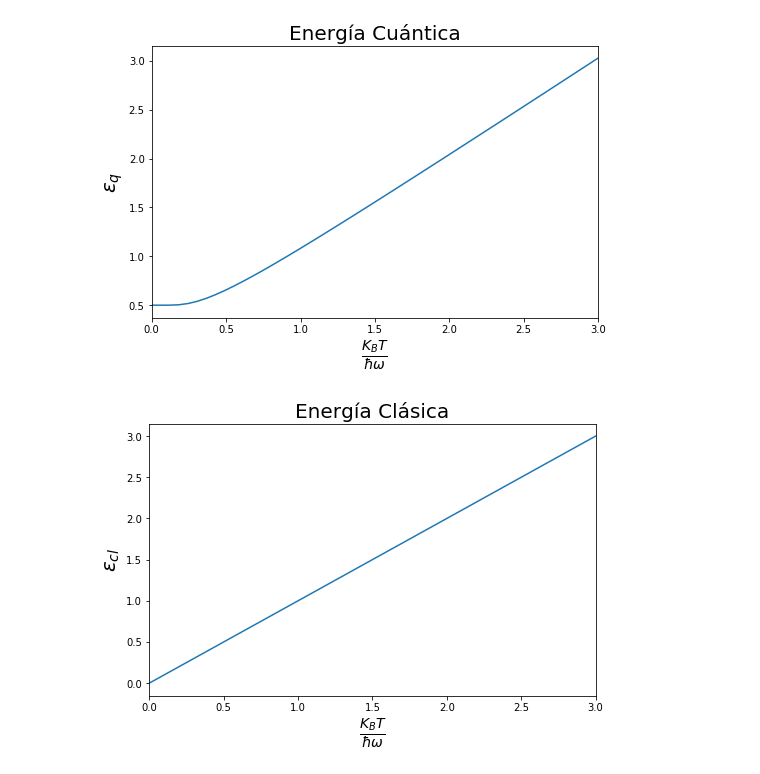
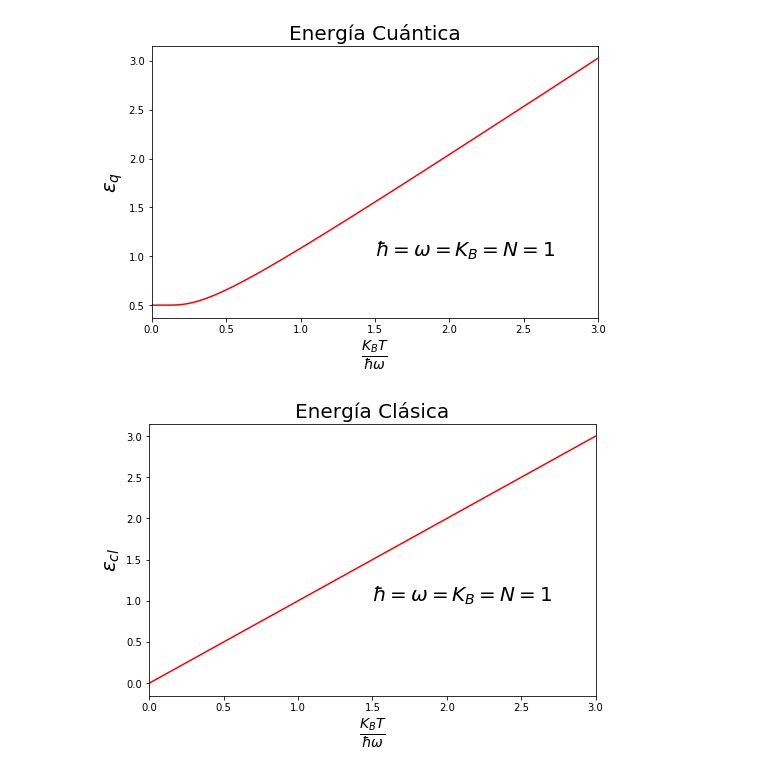
Before and after one commit to diegolramirez/Notas, a Jupyter notebook: parcial3_estadistica.ipynb, the cells around one changed output. Cells and saved outputs as stored; diff of their text form; code cells hidden in the pictures.

```diff
--- a/parcial3_estadistica.ipynb
+++ b/parcial3_estadistica.ipynb
@@ -12,29 +12,31 @@ def ecl(x):
 #tamañano de imagen y letra
 n = 8
 # %%
-x1 = np.linspace(0,3)
+x1 = np.linspace(0,3,500)
 y1 = eq(x1)
 y2 = ecl(x1)
 # %%
 plt.figure(figsize=(8,int(n*(5/8))))
-plt.plot(x1,y1)
+plt.plot(x1,y1,c='r')
 plt.title('Energía Cuántica',size=int(n/8*20))
 plt.xlim(0,3)
 plt.xlabel(r'$\frac{K_BT}{\hbar\omega}$',size=int(n/8*20))
 plt.ylabel(r'$\epsilon_q$',size=int(n/8*20))
-plt.savefig("eq.png")
+plt.text(1.5,1,r'$\hbar=\omega=K_B=N=1$',size=int(n/8*20))
+plt.savefig("eq.png",bbox_inches='tight')
 # %% [output]
-[figure, old version]
+[figure, new version]
 # %%
 plt.figure(figsize=(8,int(n*(5/8))))
-plt.plot(x1,y2)
+plt.plot(x1,y2,c='r')
 plt.title('Energía Clásica',size=int(n/8*20))
 plt.xlim(0,3)
 plt.xlabel(r'$\frac{K_BT}{\hbar\omega}$',size=int(n/8*20))
 plt.ylabel(r'$\epsilon_{cl}$',size=int(n/8*20))
-plt.savefig("ecl.png")
+plt.text(1.5,1,r'$\hbar=\omega=K_B=N=1$',size=int(n/8*20))
+plt.savefig("ecl.png",bbox_inches='tight')
 # %% [output]
-[figure, old version]
+[figure, new version]
 # %%
 def cvq(x):
     return ((1/x**2)*(np.exp(1/x)/(np.exp(1/x) - 1)**2))
```
Also changed, not shown: parts of 5 cells of this notebook.
